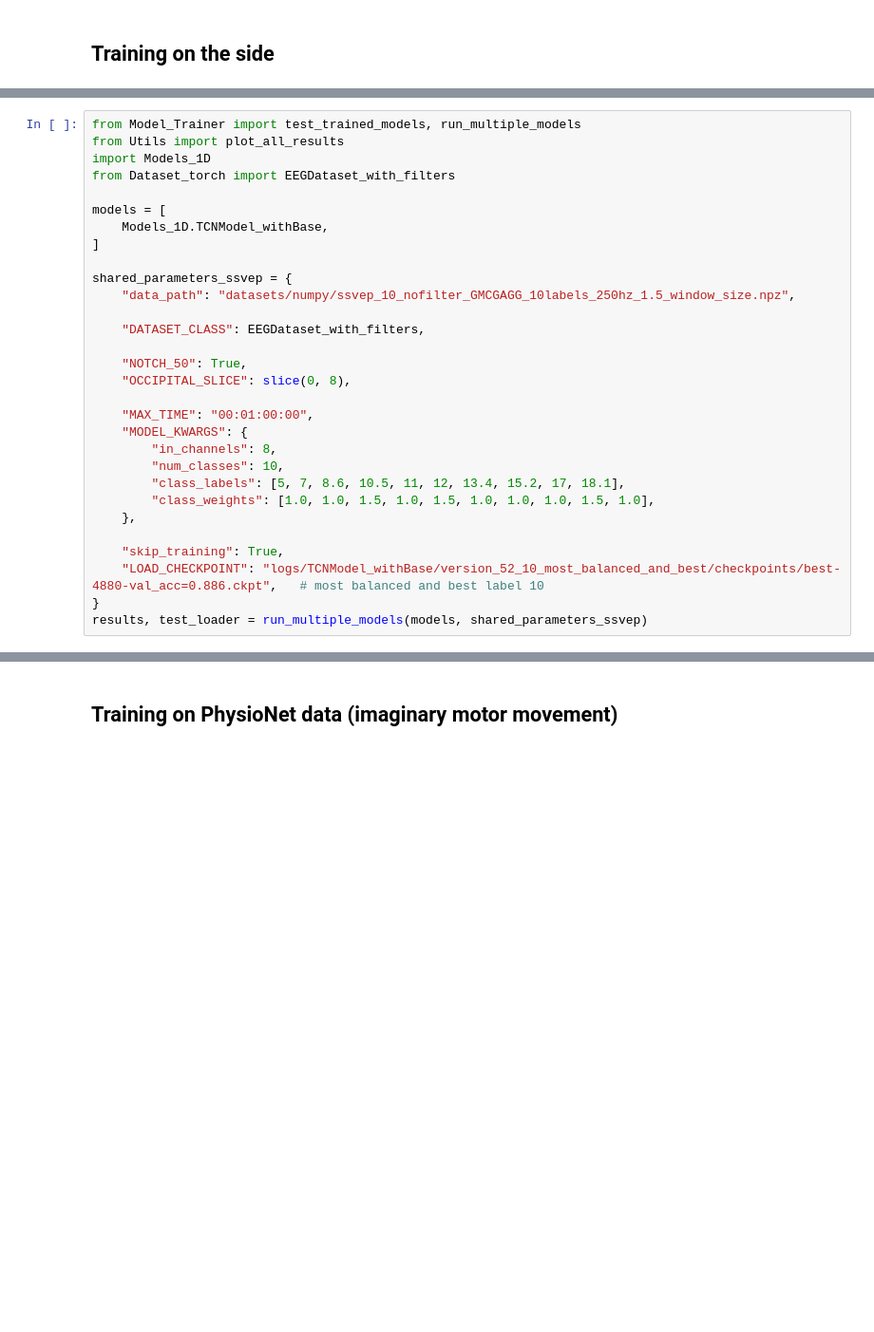
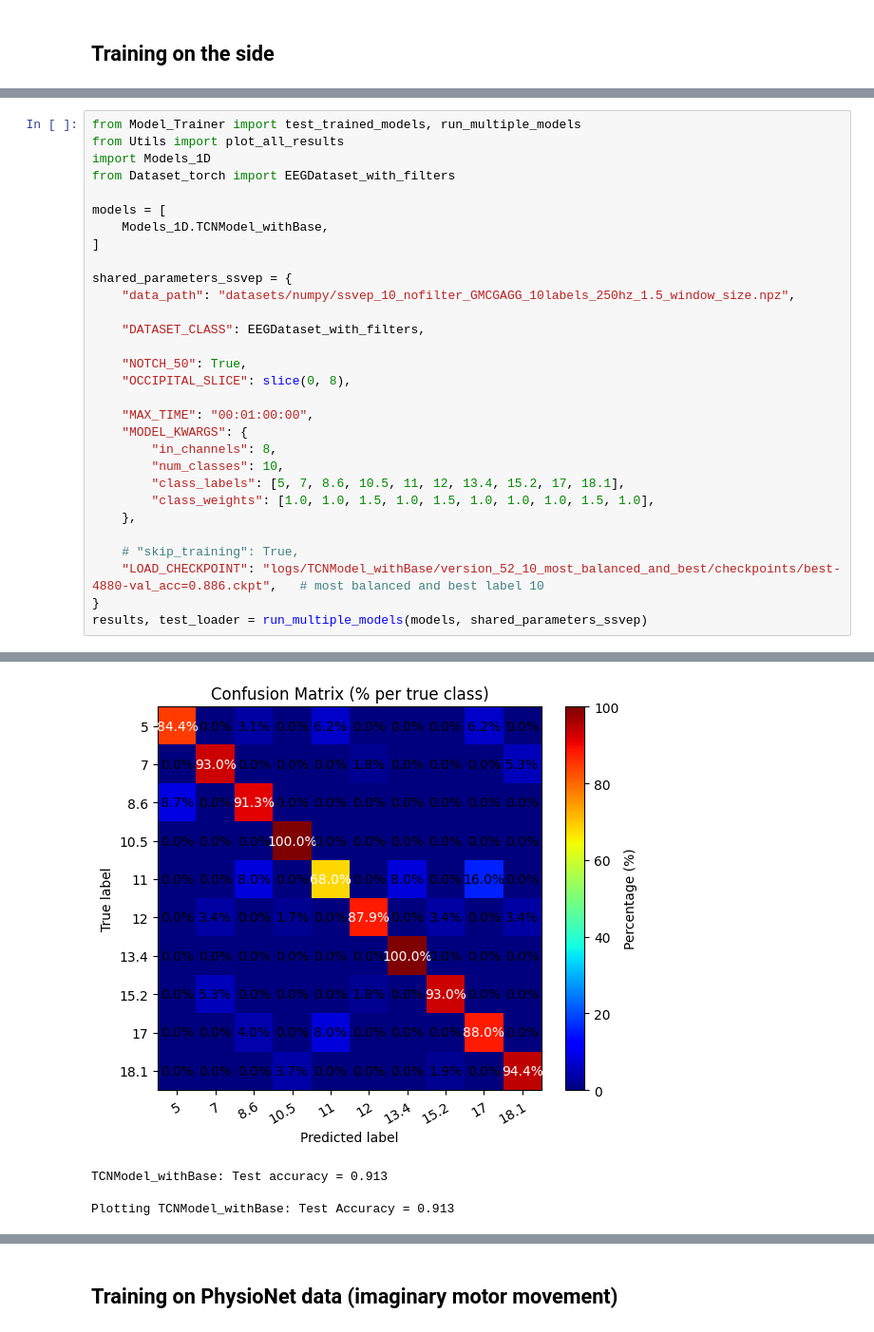
Before and after one commit to GeorgTenzing/EEG_Classification, a Jupyter notebook: Main.ipynb, the cells around one changed output, grey strips where cells are left out. Shown at 95% size. Saved outputs shown, nothing was run; the diff lists cells and outputs as text; blank space fills up the shorter version.

```diff
--- a/Main.ipynb
+++ b/Main.ipynb
@@ -118,7 +189,8 @@ shared_parameters_ssvep = {
         "class_weights": [1.0, 1.0, 1.5, 1.0, 1.5, 1.0, 1.0, 1.0, 1.5, 1.0],
     },
 
-    "skip_training": True,
+    # "skip_training": True,
     "LOAD_CHECKPOINT": "logs/TCNModel_withBase/version_52_10_most_balanced_and_best/checkpoints/best-4880-val_acc=0.886.ckpt",   # most balanced and best label 10
 }
 results, test_loader = run_multiple_models(models, shared_parameters_ssvep)
+# %% [output]
@@ -124,0 +235,4 @@ results, test_loader = run_multiple_models(models, shared_parameters_ssvep)
+[figure, added]
+TCNModel_withBase: Test accuracy = 0.913
+
+Plotting TCNModel_withBase: Test Accuracy = 0.913
```
Also changed, not shown: parts of 4 cells of this notebook, 8 other files.
